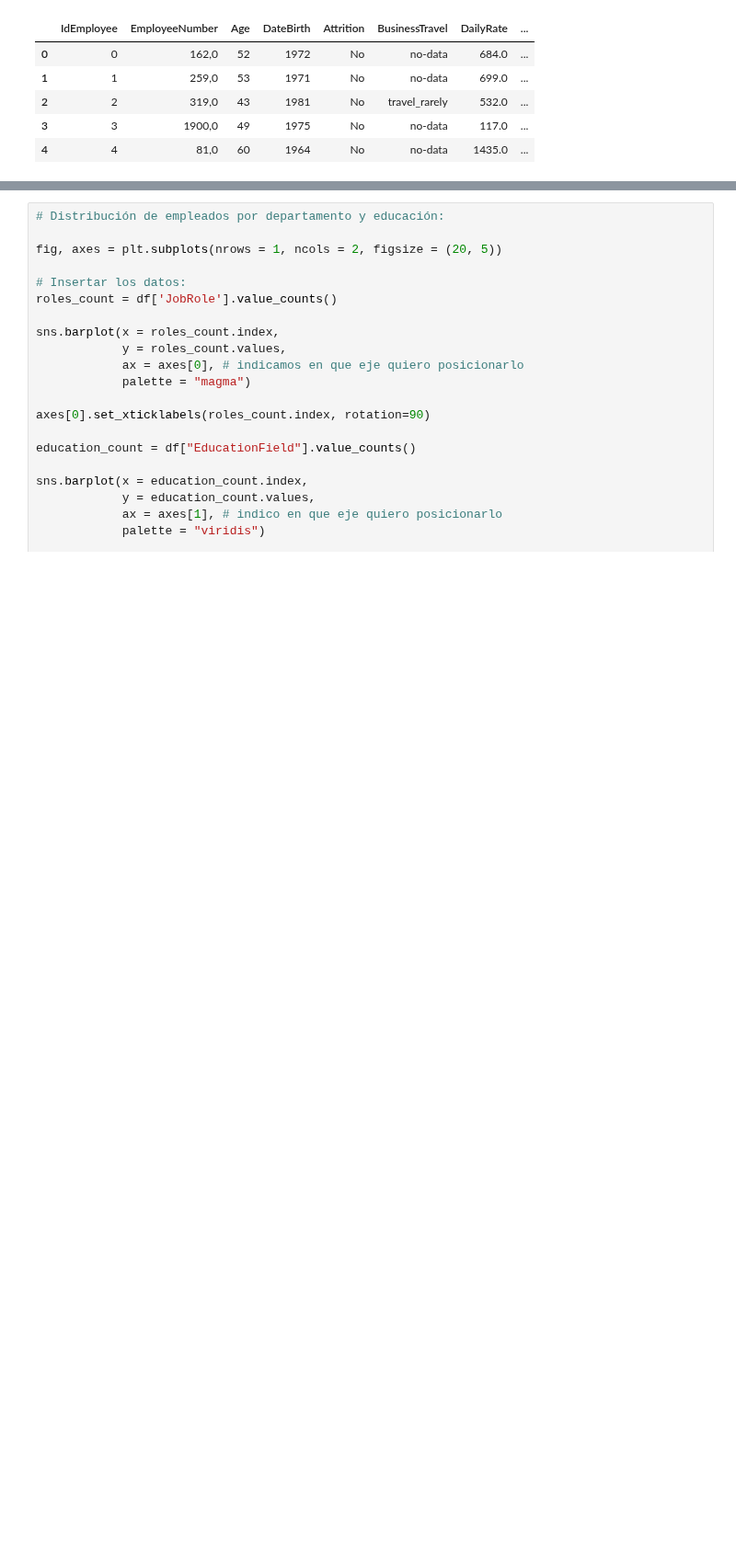
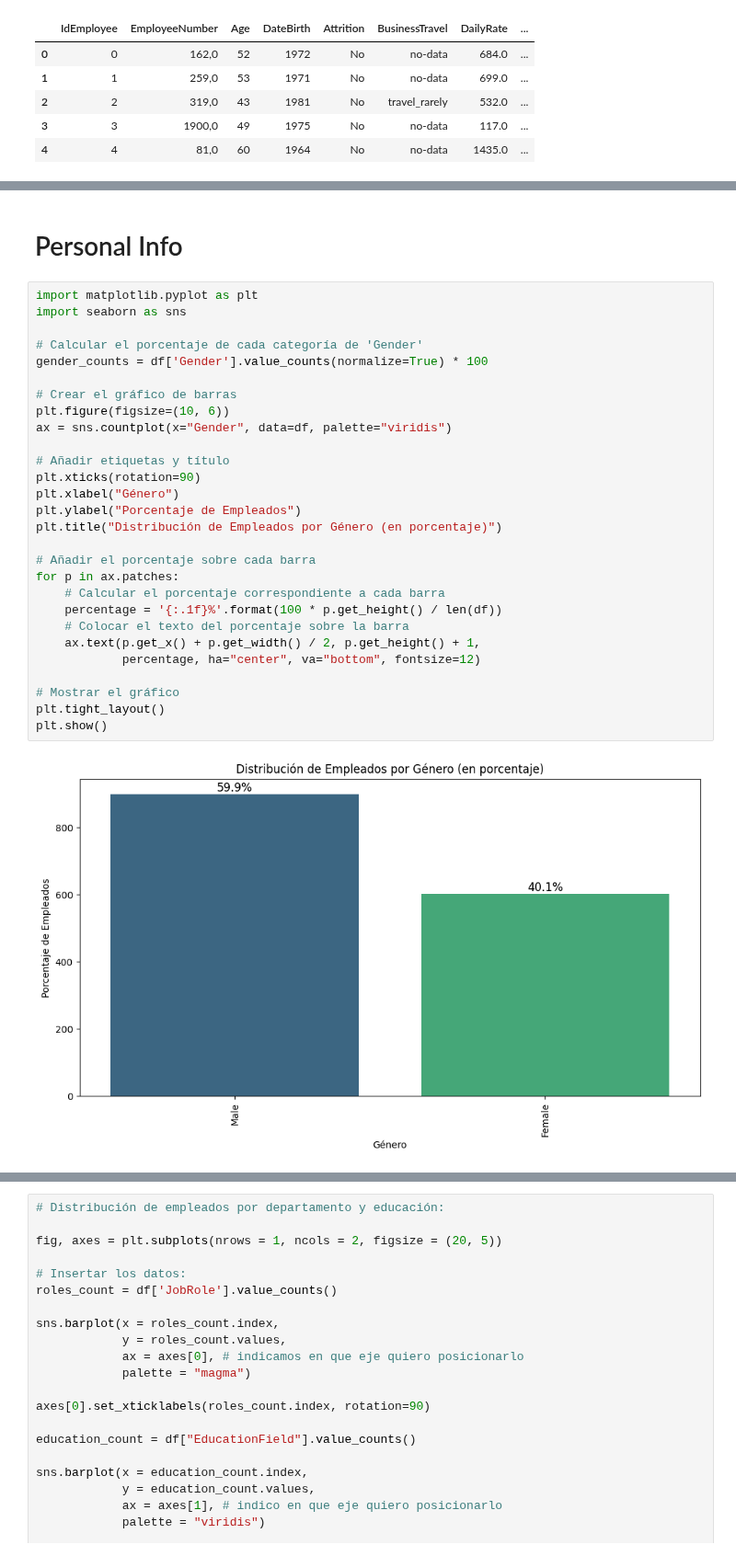
Before and after one commit to luzmarinahg/proyecto_eda_adalab, a Jupyter notebook: FASE 6-Reporte.ipynb, the cells around one changed output, grey strips where cells are left out. Shown at 92% size. Saved outputs shown, nothing was run; the diff lists cells and outputs as text; blank space fills up the shorter version.

```diff
--- a/FASE 6-Reporte.ipynb
+++ b/FASE 6-Reporte.ipynb
@@ -55,0 +62,32 @@ df.head()
+# %% [markdown]
+# Personal Info
+# %%
+import matplotlib.pyplot as plt
+import seaborn as sns
+
+# Calcular el porcentaje de cada categoría de 'Gender'
+gender_counts = df['Gender'].value_counts(normalize=True) * 100
+
+# Crear el gráfico de barras
+plt.figure(figsize=(10, 6))
+ax = sns.countplot(x="Gender", data=df, palette="viridis")
+
+# Añadir etiquetas y título
+plt.xticks(rotation=90)
+plt.xlabel("Género")
+plt.ylabel("Porcentaje de Empleados")
+plt.title("Distribución de Empleados por Género (en porcentaje)")
+
+# Añadir el porcentaje sobre cada barra
+for p in ax.patches:
+    # Calcular el porcentaje correspondiente a cada barra
+    percentage = '{:.1f}%'.format(100 * p.get_height() / len(df))
+    # Colocar el texto del porcentaje sobre la barra
+    ax.text(p.get_x() + p.get_width() / 2, p.get_height() + 1,
+            percentage, ha="center", va="bottom", fontsize=12)
+
+# Mostrar el gráfico
+plt.tight_layout()
+plt.show()
+# %% [output]
+[figure, added]
```
Also changed, not shown: parts of 15 cells of this notebook, 2 other files.
